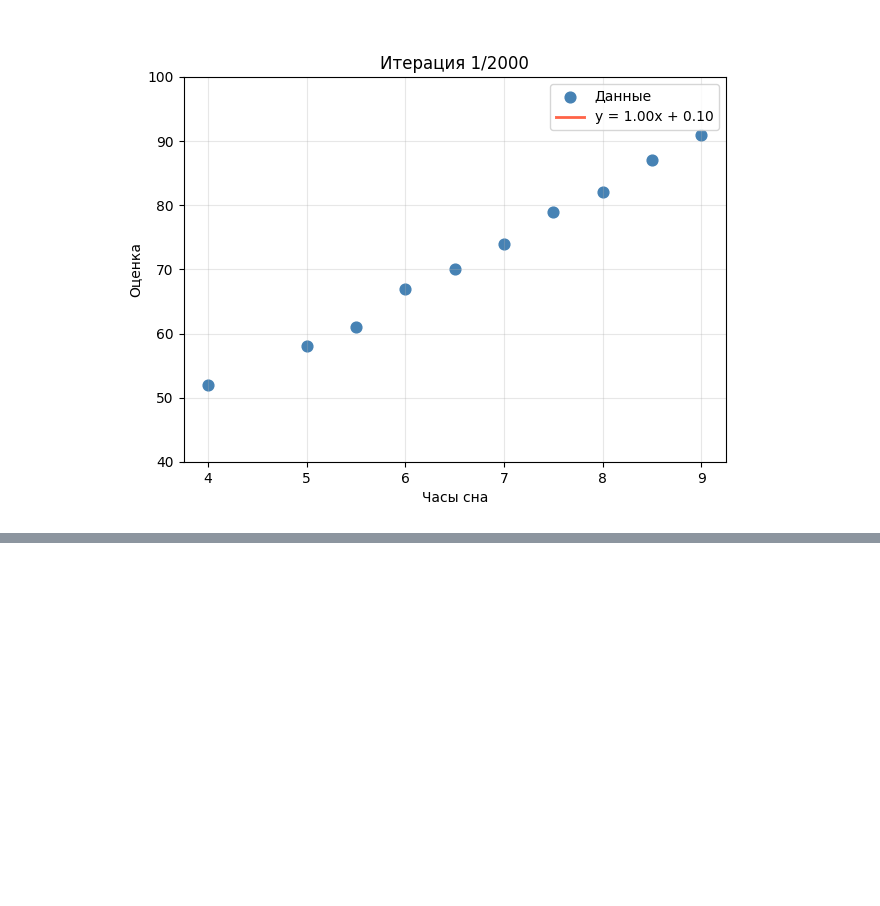
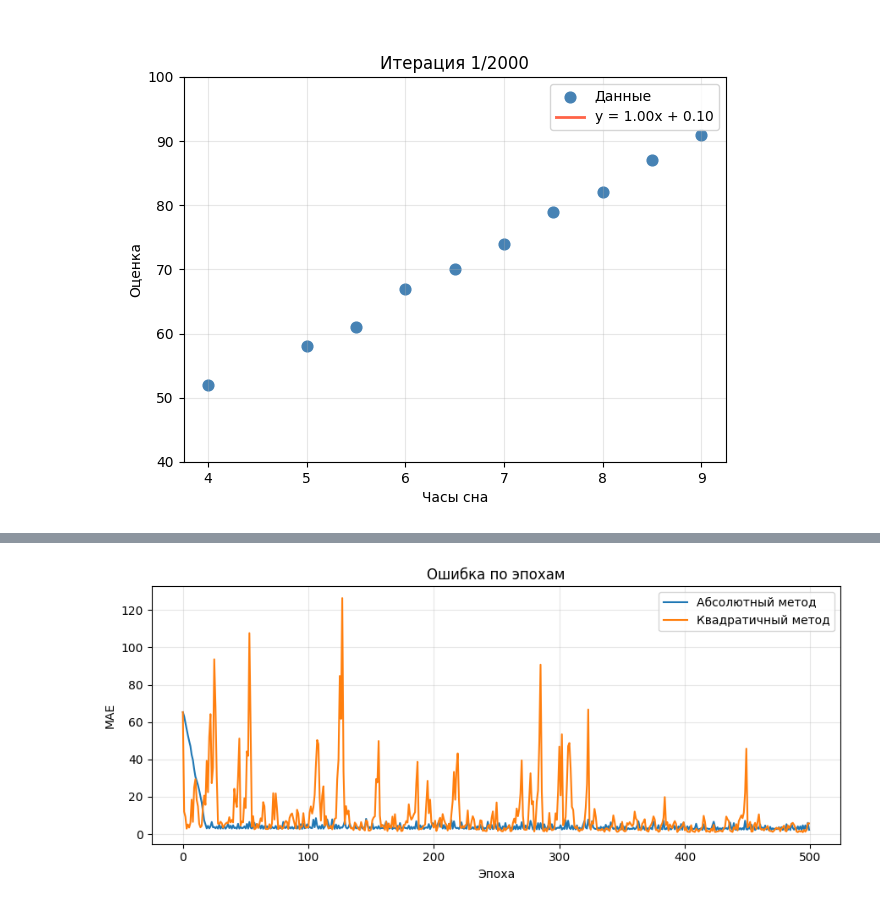
Before and after one commit to lusm554/grokking_machine_learning, a Jupyter notebook: linear_regression.ipynb, the cells around one changed output, grey strips where cells are left out. Saved outputs shown, nothing was run; the diff lists cells and outputs as text; code cells hidden in the pictures; blank space fills up the shorter version.

```diff
--- a/linear_regression.ipynb
+++ b/linear_regression.ipynb
@@ -288,0 +324,4 @@ GIF сохранён: assets/linear_regression_square_method.gif  (134 кадр
+# %%
+plot_errors([abs_error_history[:500], sq_error_history[:500]], ['Абсолютный метод', 'Квадратичный метод'])
+# %% [output]
+[figure, added]
```
Also changed, not shown: parts of 6 cells of this notebook.
